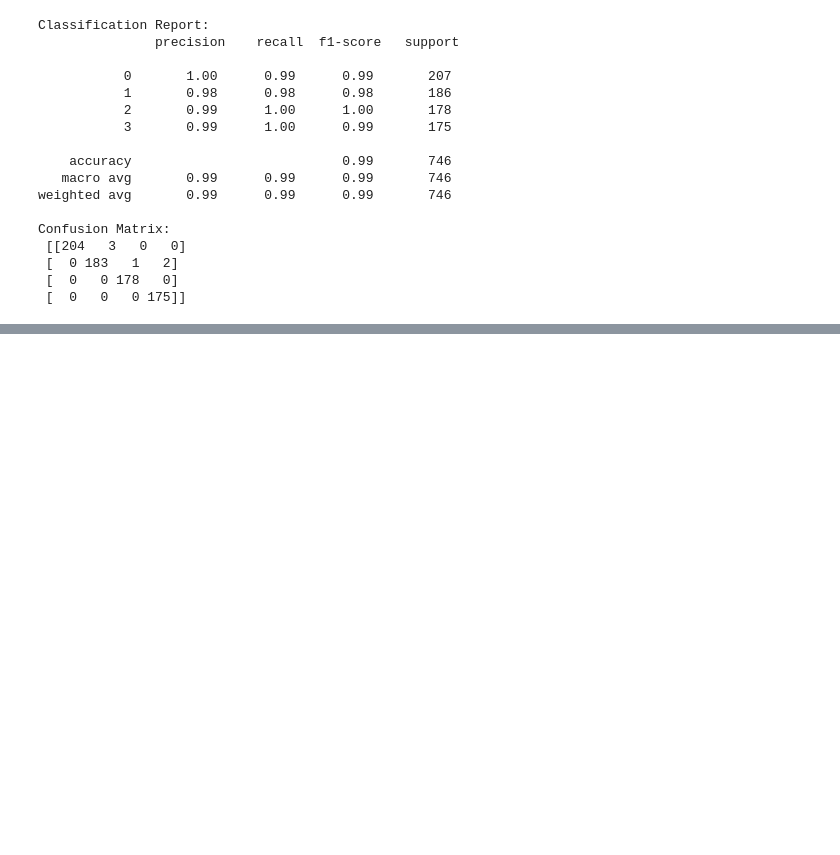
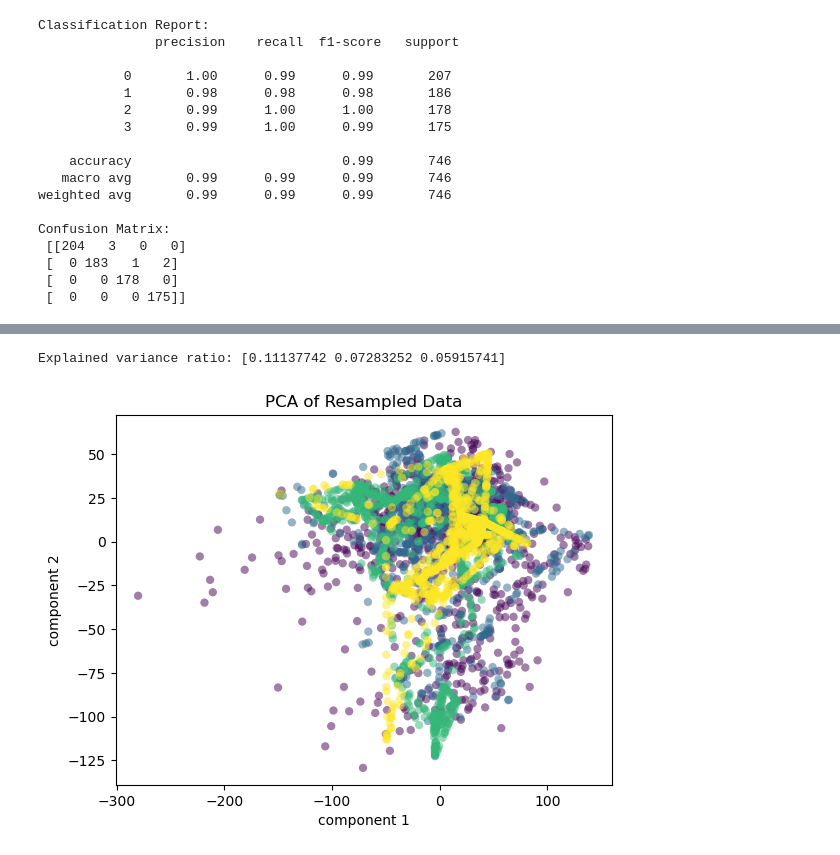
Before and after one commit to beatricecitterio/ml-repo, a Jupyter notebook: multiclass.ipynb, the cells around one changed output, grey strips where cells are left out. Saved outputs shown, nothing was run; the diff lists cells and outputs as text; code cells hidden in the pictures; blank space fills up the shorter version.

```diff
--- a/multiclass.ipynb
+++ b/multiclass.ipynb
@@ -149,0 +274,23 @@ Confusion Matrix:
+# %%
+scaler = StandardScaler()
+X_res_scaled = scaler.fit_transform(X_res)
+
+pca = PCA(n_components=3)
+X_pca = pca.fit_transform(X_res_scaled)
+
+print("Explained variance ratio:", pca.explained_variance_ratio_)
+# %% [output]
+Explained variance ratio: [0.11137742 0.07283252 0.05915741]
+# %%
+
+import matplotlib.patches as mpatches
+import matplotlib.pyplot as plt
+
+plt.scatter(X_pca[:, 0], X_pca[:, 1], c=y_res.values, edgecolor='none', alpha=0.5, cmap=plt.cm.get_cmap('viridis', 10))
+plt.xlabel('component 1')
+plt.ylabel('component 2')
+plt.title('PCA of Resampled Data')
+# plot legend
+legend_elements = [mpatches.Patch(color=plt.cm.viridis(i/10), label=label) for i, label in enumerate(['SNV', 'deletion', 'insertion', 'substitution'])]
+# %% [output]
+[figure, added]
```
Also changed, not shown: parts of 68 cells of this notebook, 23 other files.
